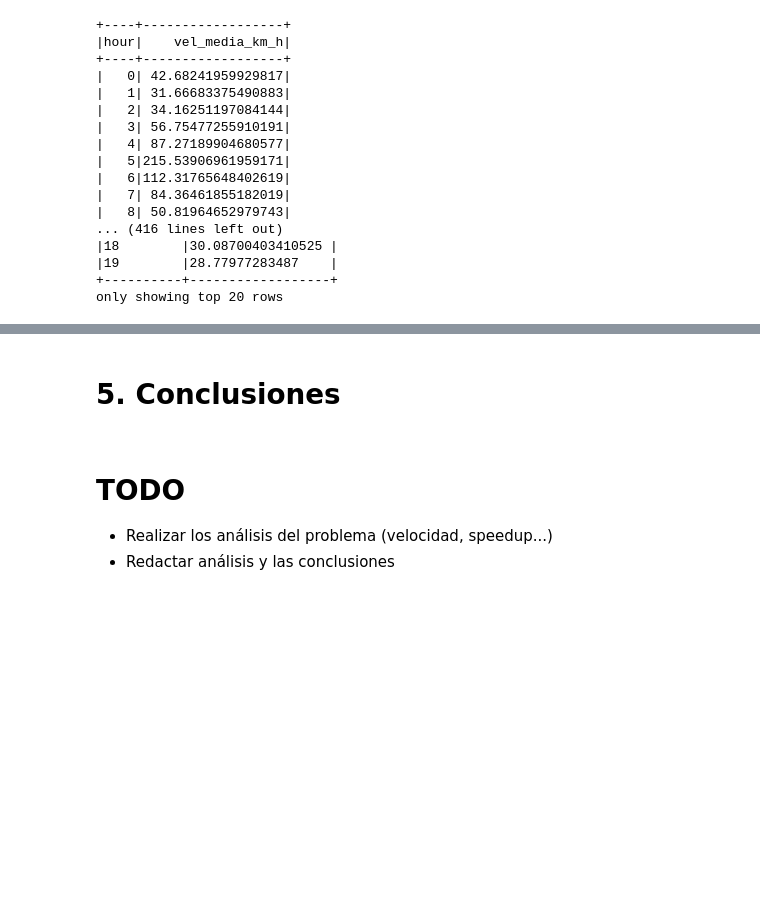
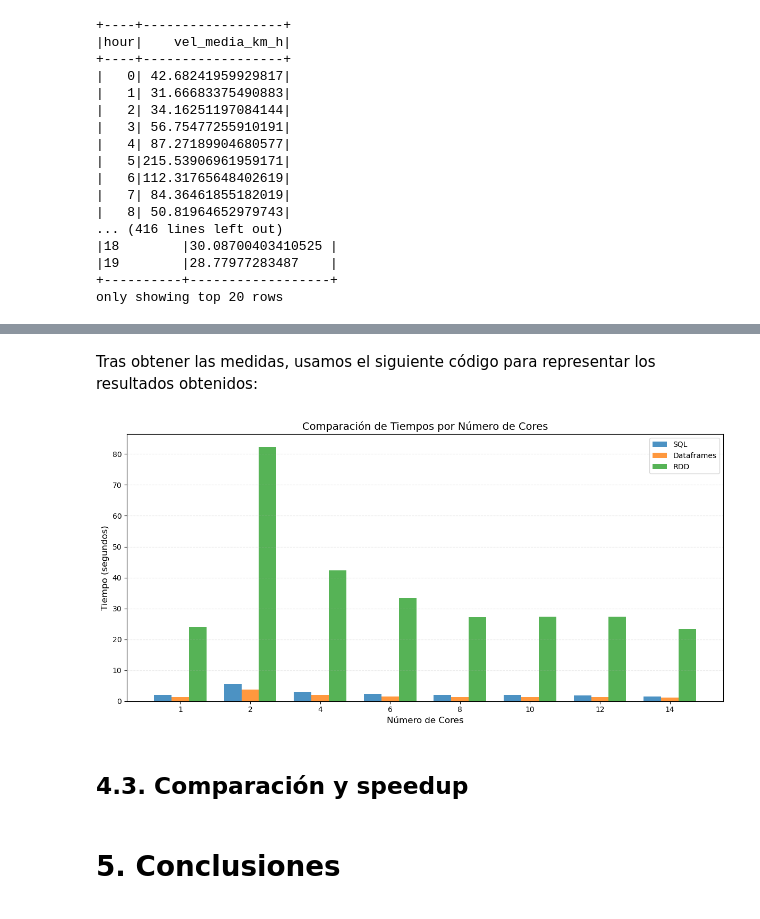
Before and after one commit to Astrak00/HPC-Lab01, a Jupyter notebook: main.ipynb, the cells around one changed output, grey strips where cells are left out. Saved outputs shown, nothing was run; the diff lists cells and outputs as text; code cells hidden in the pictures; blank space fills up the shorter version.

Commit message:
código aislado para cada método, gráfica de resultados

```diff
--- a/main.ipynb
+++ b/main.ipynb
@@ -737,6 +747,5 @@ def createSparkSession(core_numer: int):
 # %%
-def sqlProcess(sparkContext, sc, df) -> int:
-    start_sql = time.time()
+def sqlProcess(sparkContext, sc, df) -> None:
     TABLE_NAME = 'taxi_routes'
 
     # Query a usar
@@ -752,6 +761,4 @@ def sqlProcess(sparkContext, sc, df) -> int:
 
     # Mostrado de los resultados
     sql_result.show(24)
-    end_sql = time.time()
-    return end_sql - start_sql
 # %% [markdown]
@@ -759,13 +766,11 @@ def sqlProcess(sparkContext, sc, df) -> int:
 # %%
-def dataframeProcess(sparkContext, sc, df) -> int:
+def dataframeProcess(sparkContext, sc, df) -> None:
 
     # FILTRADO
     df = df.filter(df.trip_distance != 0)
     df = df.filter(df.tpep_pickup_datetime != df.tpep_dropoff_datetime)
 
-    #PROCESADO
-    start_dataframe = time.time()
-
+    # PROCESADO
     df1_ = df.select('tpep_dropoff_datetime','tpep_pickup_datetime','trip_distance')
     df2_ = df1_.withColumn('DiffInSeconds', (col('tpep_dropoff_datetime') - col('tpep_pickup_datetime')).cast('long'))
     df3_ = df2_.withColumn('vel_km_h', try_divide('trip_distance','DiffInSeconds')*1.6093*3600)
@@ -773,7 +778,4 @@ def dataframeProcess(sparkContext, sc, df) -> int:
     df5_ = df4_.select('start_hour', 'vel_km_h').groupBy("start_hour").avg('vel_km_h').sort('start_hour')
 
     df5_.show(truncate=False)
-    end_dataframe = time.time()
-
-    return end_dataframe - start_dataframe
 # %% [markdown]
@@ -781,7 +783,6 @@ def dataframeProcess(sparkContext, sc, df) -> int:
 # %%
-def rddProcess(sparkContext, sc, df) -> int:
+def rddProcess(sparkContext, sc, df) -> None:
     # m1 = df.select('tpep_dropoff_datetime', 'tpep_pickup_datetime', 'trip_distance').rdd.map(lambda x: (hour(x[1]), 5760*x[2]/(x[0]-x[1])))m1 = m1.
-    start_rdd = time.time()
 
     # Selección de las columnas a usar y primer map
     m1 = df.select('tpep_dropoff_datetime', 'tpep_pickup_datetime', 'trip_distance').rdd.map(lambda x: (x[1].hour, (x[2]/(x[0]-x[1]).seconds,1)))
@@ -795,5 +796,3 @@ def rddProcess(sparkContext, sc, df) -> int:
 
     # Cálculo de las operaciones y resultados finales
     result = m2.take(24)
-    end_rdd = time.time()
-    return end_rdd - start_rdd
@@ -872,8 +889,52 @@ pprint.pp(RESULTS_RDD)
+# %% [markdown]
+Tras obtener las medidas, usamos el siguiente código para representar los resultados obtenidos:
+# %%
+# Cargar los tres archivos JSON
+with open('results/sql_result.json', 'r') as f:
+    sql_data = json.load(f)
+
+with open('results/dataframe_result.json', 'r') as f:
+    df_data = json.load(f)
+
+with open('results/rdd_result.json', 'r') as f:
+    rdd_data = json.load(f)
+
+# Convertir las claves a números y ordenar
+cores = sorted([int(k) for k in sql_data.keys()])
+
+# Extraer valores en el mismo orden para cada dataset
+sql_values = [sql_data[str(c)] for c in cores]
+df_values = [df_data[str(c)] for c in cores]
+rdd_values = [rdd_data[str(c)] for c in cores]
+
+# Crear el gráfico
+fig, ax = plt.subplots(figsize=(12, 6))
+
+# Ancho de las barras
+ancho = 0.25
+x = np.arange(len(cores))
+
+# Crear barras para cada dataset
+sql_bars = ax.bar(x - ancho, sql_values, ancho, label='SQL', alpha=0.8)
+df_bars = ax.bar(x, df_values, ancho, label='Dataframes', alpha=0.8)
+rdd_bars = ax.bar(x + ancho, rdd_values, ancho, label='RDD', alpha=0.8)
+
+# Personalizar el gráfico
+ax.set_xlabel('Número de Cores', fontsize=12)
+ax.set_ylabel('Tiempo (segundos)', fontsize=12)
+ax.set_title('Comparación de Tiempos por Número de Cores', fontsize=14)
+ax.set_xticks(x)
+ax.set_xticklabels(cores)
+ax.legend()
+ax.grid(axis='y', alpha=0.3, linestyle='--')
+
+# Ajustar el layout
+plt.tight_layout()
+plt.show()
+# %% [output]
+[figure, added]
+# %% [markdown]
+## **4.3. Comparación y speedup**
 # %% [markdown]
 # **5. Conclusiones**
 <a id="conclusiones"></a>
-# %% [markdown]
-# **TODO**
-
-- Realizar los análisis del problema (velocidad, speedup...)
-- Redactar análisis y las conclusiones
```
Also changed, not shown: parts of 14 cells of this notebook.
